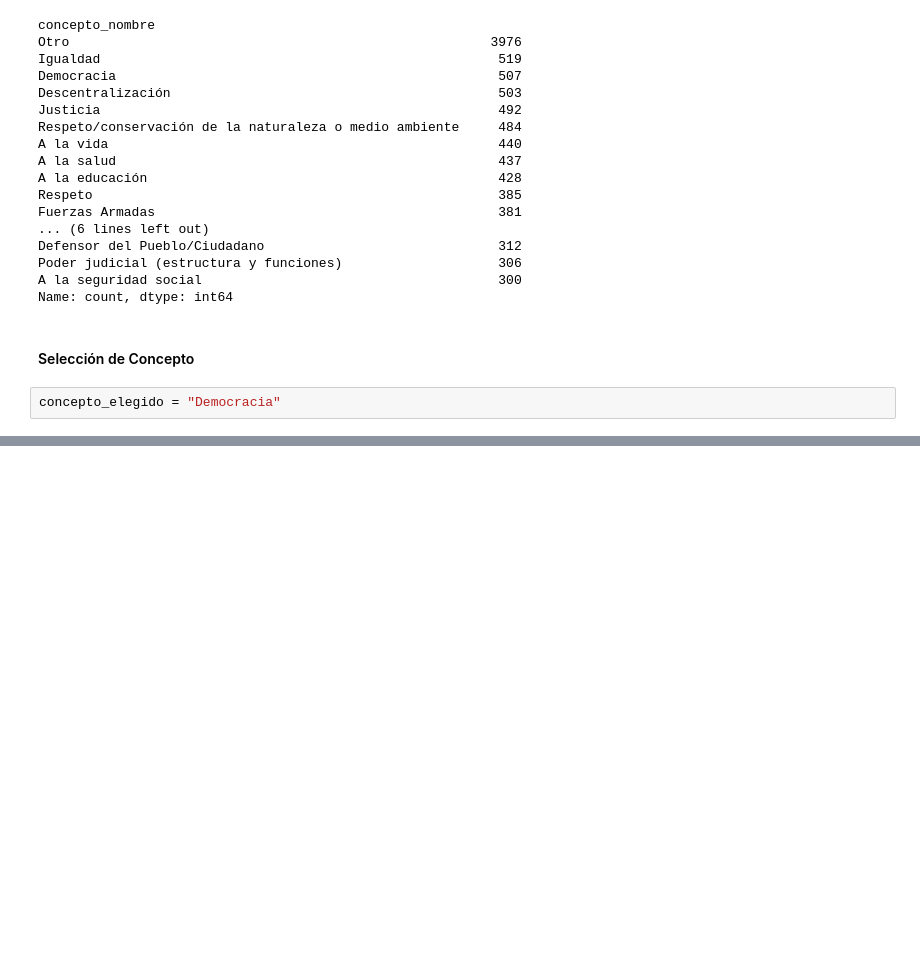
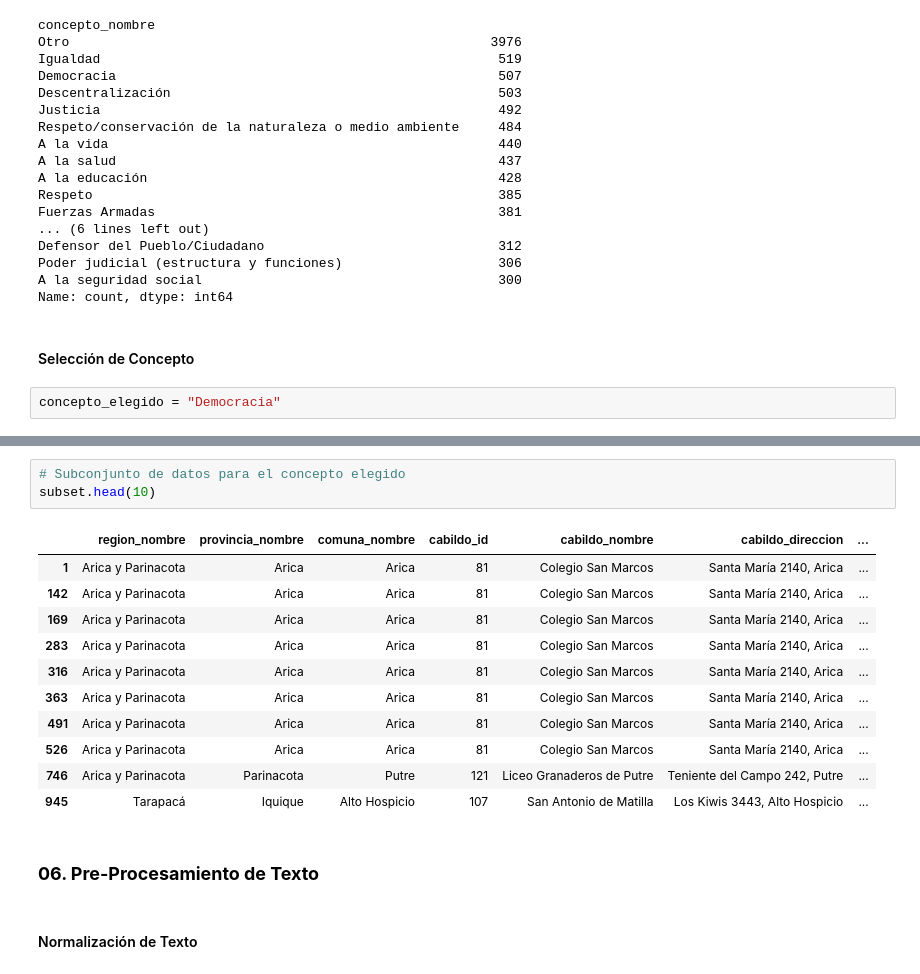
Before and after one commit to Vikktor93/tarea1-NLP, a Jupyter notebook: tarea1_victor_saldivia.ipynb, the cells around one changed output, grey strips where cells are left out. Cells and saved outputs as stored; diff of their text form; blank space fills up the shorter version.

Commit message:
Normalización de texto, tokenización, POS y lematización

```diff
--- a/tarea1_victor_saldivia.ipynb
+++ b/tarea1_victor_saldivia.ipynb
@@ -174,0 +175,19 @@ Filas del concepto: 437
+# %%
+# Subconjunto de datos para el concepto elegido
+subset.head(10)
+# %% [output]
+|  | region_nombre | provincia_nombre | comuna_nombre | cabildo_id | cabildo_nombre | cabildo_direccion | ... |
+| 1 | Arica y Parinacota | Arica | Arica | 81 | Colegio San Marcos | Santa María 2140, Arica | ... |
+| 142 | Arica y Parinacota | Arica | Arica | 81 | Colegio San Marcos | Santa María 2140, Arica | ... |
+| 169 | Arica y Parinacota | Arica | Arica | 81 | Colegio San Marcos | Santa María 2140, Arica | ... |
+| 283 | Arica y Parinacota | Arica | Arica | 81 | Colegio San Marcos | Santa María 2140, Arica | ... |
+| 316 | Arica y Parinacota | Arica | Arica | 81 | Colegio San Marcos | Santa María 2140, Arica | ... |
+| 363 | Arica y Parinacota | Arica | Arica | 81 | Colegio San Marcos | Santa María 2140, Arica | ... |
+| 491 | Arica y Parinacota | Arica | Arica | 81 | Colegio San Marcos | Santa María 2140, Arica | ... |
+| 526 | Arica y Parinacota | Arica | Arica | 81 | Colegio San Marcos | Santa María 2140, Arica | ... |
+| 746 | Arica y Parinacota | Parinacota | Putre | 121 | Liceo Granaderos de Putre | Teniente del Campo 242, Putre | ... |
+| 945 | Tarapacá | Iquique | Alto Hospicio | 107 | San Antonio de Matilla | Los Kiwis 3443, Alto Hospicio | ... |
+# %% [markdown]
+### **06. Pre-Procesamiento de Texto**
+# %% [markdown]
+#### Normalización de Texto
```
Also changed, not shown: parts of 6 cells of this notebook.
